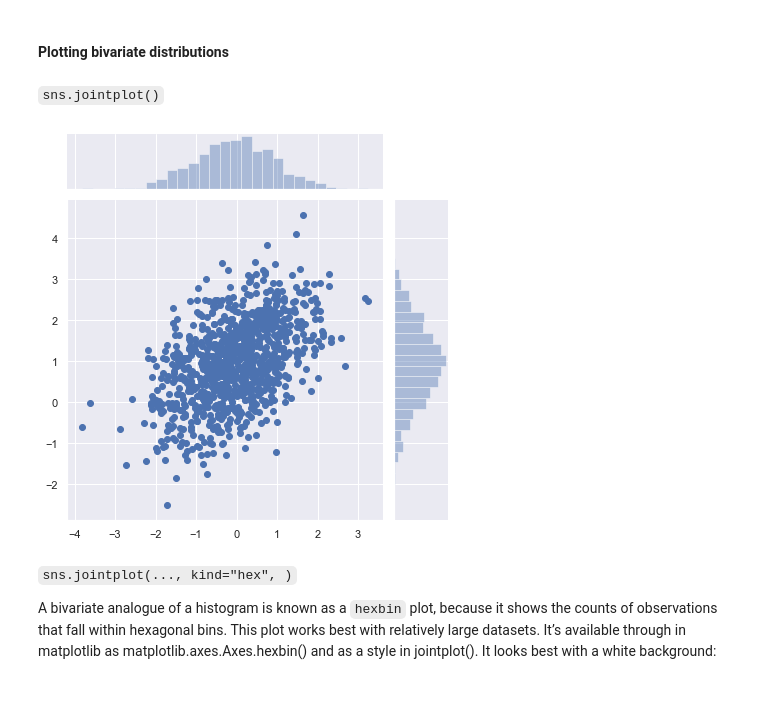
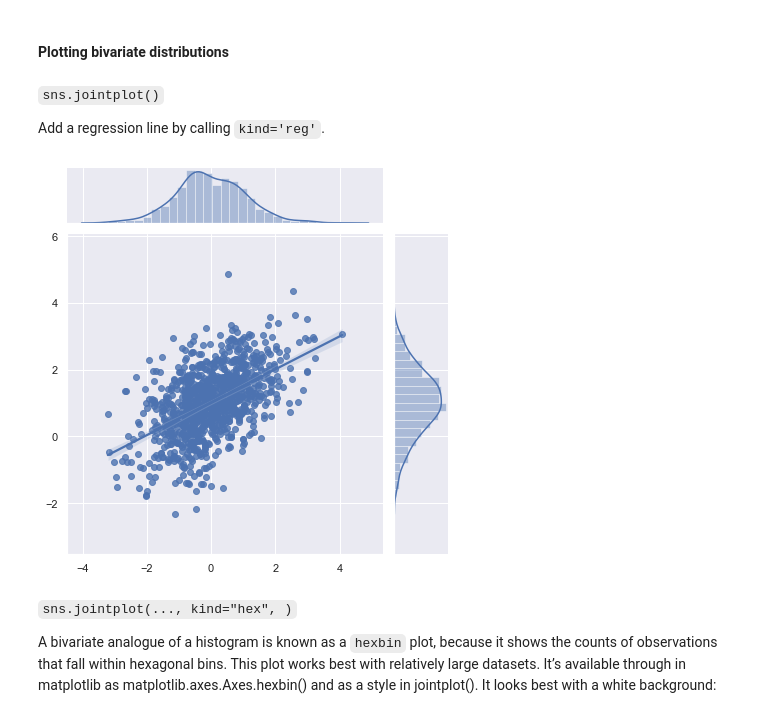
Before and after one commit to benedictau1993/ML_cookbook, a Jupyter notebook: data_mining_notes.ipynb, the cells around one changed output. Saved outputs shown, nothing was run; the diff lists cells and outputs as text; code cells hidden in the pictures.

```diff
--- a/data_mining_notes.ipynb
+++ b/data_mining_notes.ipynb
@@ -380,13 +385,17 @@ sns.kdeplot(x, shade=True);
 # %% [markdown]
 #### Plotting bivariate distributions
 # %%
+mean, cov = [0, 1], [(1, .5), (.5, 1)]
+
 x, y = np.random.multivariate_normal(mean, cov, 1000).T
-# %% [markdown]
-`sns.jointplot()`
+# %% [markdown]
+`sns.jointplot()`
+
+Add a regression line by calling `kind='reg'`.
 # %%
-sns.jointplot(x, y);
+sns.jointplot(x, y, kind='reg');
 # %% [output]
-[figure, old version]
+[figure, new version]
 # %% [markdown]
 `sns.jointplot(..., kind="hex", )`
 
```
Also changed, not shown: parts of 126 cells of this notebook.
